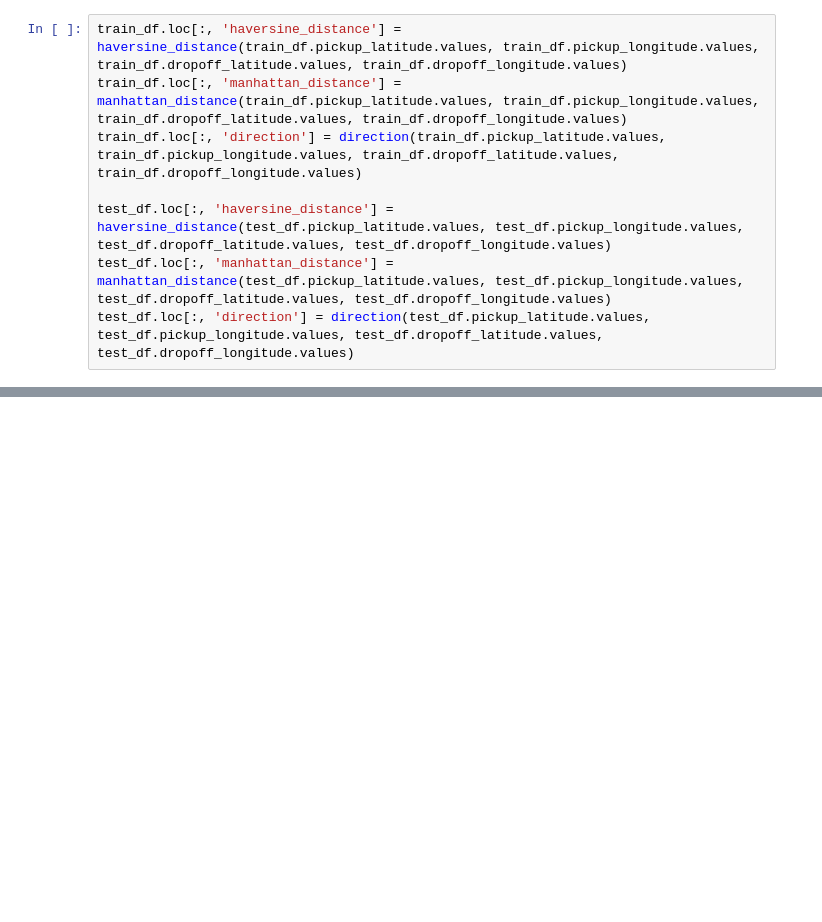
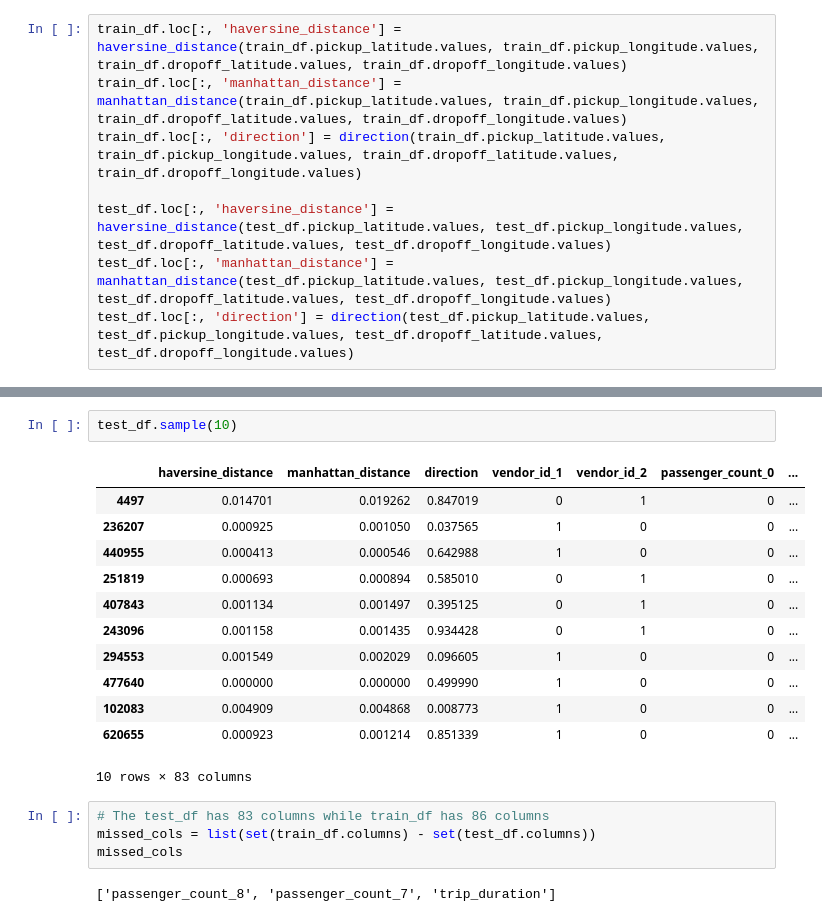
Before and after one commit to ahmedsherif304/Taxi-Trip-Duration-Kaggle-Competition, a Jupyter notebook: src/nyc.ipynb, the cells around one changed output, grey strips where cells are left out. Saved outputs shown, nothing was run; the diff lists cells and outputs as text; blank space fills up the shorter version.

```diff
--- a/src/nyc.ipynb
+++ b/src/nyc.ipynb
@@ -185,0 +232,21 @@ test_df[numerical_cols] = scaler.transform(test_df[numerical_cols])
+# %%
+test_df.sample(10)
+# %% [output]
+|  | haversine_distance | manhattan_distance | direction | vendor_id_1 | vendor_id_2 | passenger_count_0 | ... |
+| 4497 | 0.014701 | 0.019262 | 0.847019 | 0 | 1 | 0 | ... |
+| 236207 | 0.000925 | 0.001050 | 0.037565 | 1 | 0 | 0 | ... |
+| 440955 | 0.000413 | 0.000546 | 0.642988 | 1 | 0 | 0 | ... |
+| 251819 | 0.000693 | 0.000894 | 0.585010 | 0 | 1 | 0 | ... |
+| 407843 | 0.001134 | 0.001497 | 0.395125 | 0 | 1 | 0 | ... |
+| 243096 | 0.001158 | 0.001435 | 0.934428 | 0 | 1 | 0 | ... |
+| 294553 | 0.001549 | 0.002029 | 0.096605 | 1 | 0 | 0 | ... |
+| 477640 | 0.000000 | 0.000000 | 0.499990 | 1 | 0 | 0 | ... |
+| 102083 | 0.004909 | 0.004868 | 0.008773 | 1 | 0 | 0 | ... |
+| 620655 | 0.000923 | 0.001214 | 0.851339 | 1 | 0 | 0 | ... |
+10 rows × 83 columns
+# %%
+# The test_df has 83 columns while train_df has 86 columns
+missed_cols = list(set(train_df.columns) - set(test_df.columns))
+missed_cols
+# %% [output]
+['passenger_count_8', 'passenger_count_7', 'trip_duration']
```
Also changed, not shown: parts of 13 cells of this notebook.
